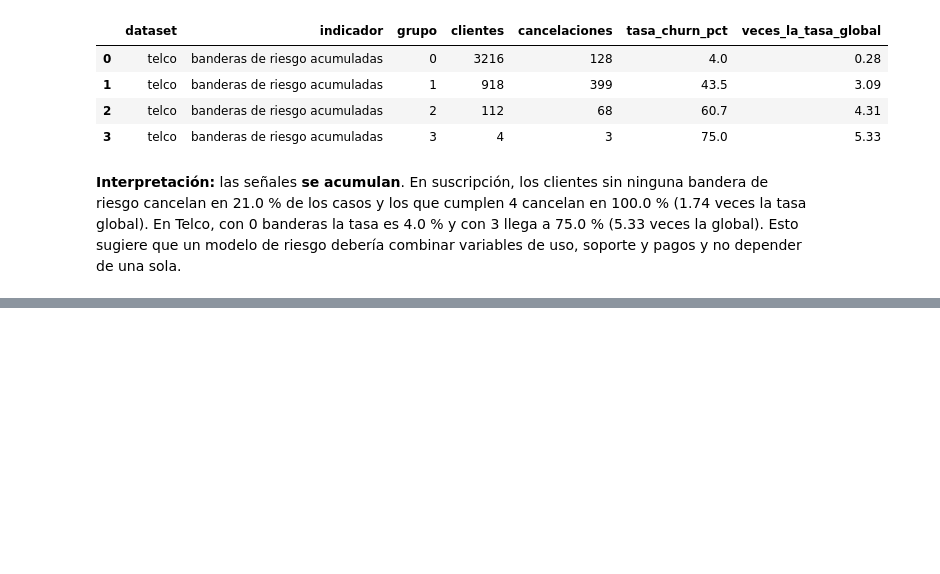
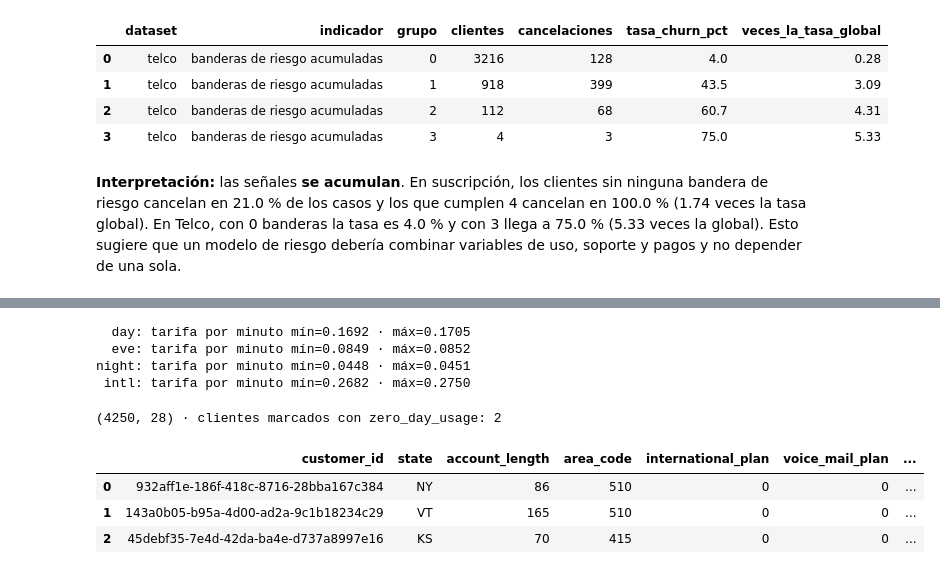
Before and after one commit to nicolasmunosh/proyecto-churn, a Jupyter notebook: notebooks/data_preparation.ipynb, the cells around one changed output, grey strips where cells are left out. Cells and saved outputs as stored; diff of their text form; code cells hidden in the pictures; blank space fills up the shorter version.

```diff
--- a/notebooks/data_preparation.ipynb
+++ b/notebooks/data_preparation.ipynb
@@ -689,0 +767,35 @@ display(Markdown(
+# %%
+for franja in ['day', 'eve', 'night', 'intl']:
+    minutos, cargo = telco[f'total_{franja}_minutes'], telco[f'total_{franja}_charge']
+    tarifa = cargo / minutos.where(minutos > 0)
+    print(f'{franja:>5}: tarifa por minuto mín={tarifa.min():.4f} · máx={tarifa.max():.4f}')
+# %% [output]
+  day: tarifa por minuto mín=0.1692 · máx=0.1705
+  eve: tarifa por minuto mín=0.0849 · máx=0.0852
+night: tarifa por minuto mín=0.0448 · máx=0.0451
+ intl: tarifa por minuto mín=0.2682 · máx=0.2750
+# %%
+minutos_cols = ['total_day_minutes', 'total_eve_minutes', 'total_night_minutes', 'total_intl_minutes']
+llamadas_cols = ['total_day_calls', 'total_eve_calls', 'total_night_calls', 'total_intl_calls']
+cargos_cols = ['total_day_charge', 'total_eve_charge', 'total_night_charge', 'total_intl_charge']
+
+def estructurar_telco(df):
+    df = categorizar_telco(df)
+    df['total_minutes'] = df[minutos_cols].sum(axis=1).round(1)
+    df['total_calls'] = df[llamadas_cols].sum(axis=1).astype('int16')
+    df['total_charge'] = df[cargos_cols].sum(axis=1).round(2)
+    # los 2 clientes con 0 minutos diurnos (Lección 2) se conservan y se marcan
+    df['zero_day_usage'] = (df['total_day_minutes'] == 0).astype('int8')
+    df['international_plan'] = df['international_plan'].astype('int8')
+    df['voice_mail_plan'] = df['voice_mail_plan'].astype('int8')
+    return df.drop(columns=cargos_cols)
+
+telco_final = estructurar_telco(telco)
+print(telco_final.shape, '· clientes marcados con zero_day_usage:', int(telco_final['zero_day_usage'].sum()))
+telco_final.head(3)
+# %% [output]
+(4250, 28) · clientes marcados con zero_day_usage: 2
+|  | customer_id | state | account_length | area_code | international_plan | voice_mail_plan | ... |
+| 0 | 932aff1e-186f-418c-8716-28bba167c384 | NY | 86 | 510 | 0 | 0 | ... |
+| 1 | 143a0b05-b95a-4d00-ad2a-9c1b18234c29 | VT | 165 | 510 | 0 | 0 | ... |
+| 2 | 45debf35-7e4d-42da-ba4e-d737a8997e16 | KS | 70 | 415 | 0 | 0 | ... |
```
Also changed, not shown: parts of 20 cells of this notebook, 5 other files.
